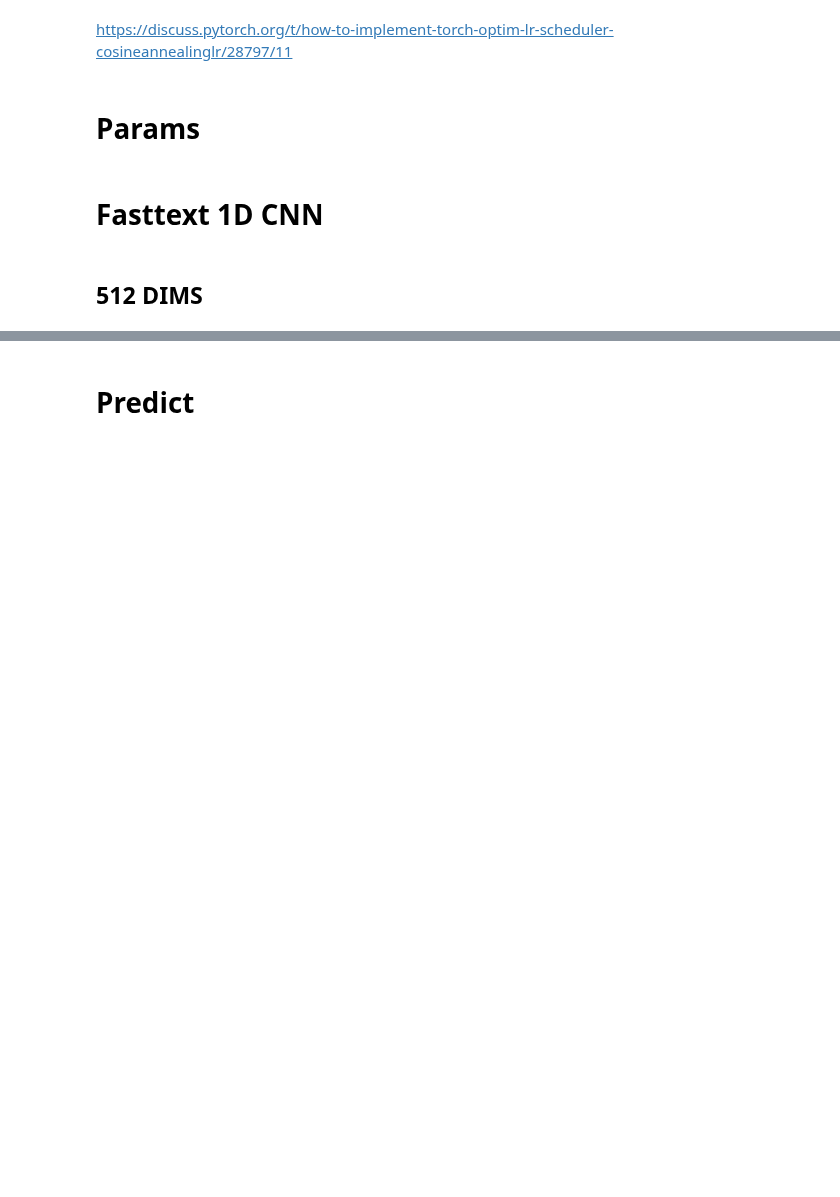
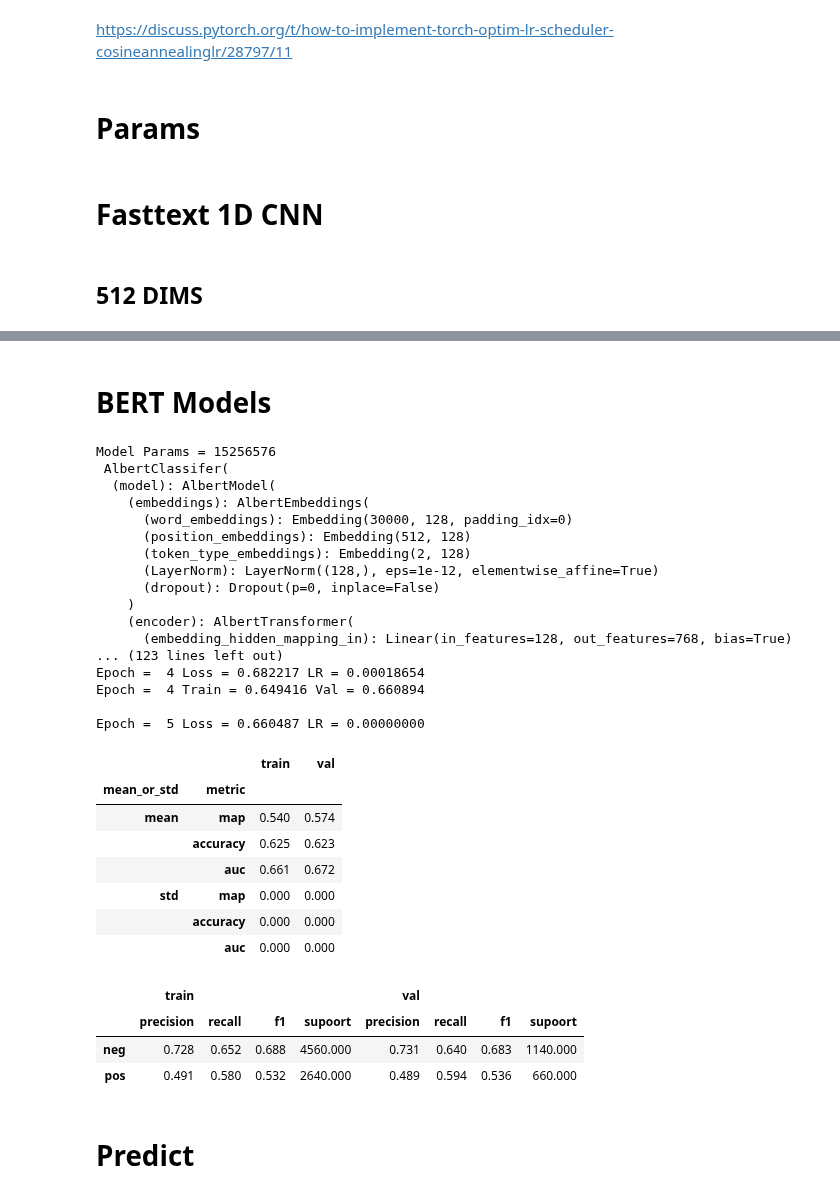
Before and after one commit to faizanahemad/facebook-hateful-memes, a Jupyter notebook: notebooks/Fasttext1DCNN.ipynb, the cells around one changed output, grey strips where cells are left out. Drawn from its saved outputs; the diff is of its cells as text; code cells hidden in the pictures; blank space fills up the shorter version.

```diff
--- a/notebooks/Fasttext1DCNN.ipynb
+++ b/notebooks/Fasttext1DCNN.ipynb
@@ -235,3 +229,59 @@ Epoch =  10 Loss = 0.639540 LR = 0.00000000
+# %% [markdown]
+# BERT Models
+# %%
+epochs = 5
+batch_size=256
+
+model_fn = model_builder(AlbertClassifer,
+                         dict(classifier_dims=256, num_classes=2, embedding_dims=768,
+                              gaussian_noise=0.6, dropout=0.0, internal_dims=512,
+                              final_layer_builder=fb_1d_loss_builder, n_layers=2,
+                              featurizer="transformer", model='albert-base-v2'),
+                         optimiser_class=optimizer, optimiser_params=optimizer_params)
+
+
+
+n_tests = 1
+multi_eval=False
+kfold=False
+results, prfs = train_validate_ntimes(model_fn, data, batch_size, epochs,
+                                      augmentation_weights=augmentation_weights,
+                                      kfold=kfold, multi_eval=multi_eval,
+                                      scheduler_init_fn=scheduler_init_fn,
+                                      validation_epochs=[1, 4, 7, 9, 11, 14, 17, 19])
+r1, p1 = results, prfs
+results
+prfs
+# %% [output]
+Model Params = 15256576
+ AlbertClassifer(
+  (model): AlbertModel(
+    (embeddings): AlbertEmbeddings(
+      (word_embeddings): Embedding(30000, 128, padding_idx=0)
+      (position_embeddings): Embedding(512, 128)
+      (token_type_embeddings): Embedding(2, 128)
+      (LayerNorm): LayerNorm((128,), eps=1e-12, elementwise_affine=True)
+      (dropout): Dropout(p=0, inplace=False)
+    )
+    (encoder): AlbertTransformer(
+      (embedding_hidden_mapping_in): Linear(in_features=128, out_features=768, bias=True)
+... (123 lines left out)
+Epoch =  4 Loss = 0.682217 LR = 0.00018654
+Epoch =  4 Train = 0.649416 Val = 0.660894
+
+Epoch =  5 Loss = 0.660487 LR = 0.00000000
+|  |  | train | val |
+| mean_or_std | metric |  |  |
+| mean | map | 0.540 | 0.574 |
+|  | accuracy | 0.625 | 0.623 |
+|  | auc | 0.661 | 0.672 |
+| std | map | 0.000 | 0.000 |
+|  | accuracy | 0.000 | 0.000 |
+|  | auc | 0.000 | 0.000 |
+|  | train |  |  |  | val |  |  |  |
+|  | precision | recall | f1 | supoort | precision | recall | f1 | supoort |
+| neg | 0.728 | 0.652 | 0.688 | 4560.000 | 0.731 | 0.640 | 0.683 | 1140.000 |
+| pos | 0.491 | 0.580 | 0.532 | 2640.000 | 0.489 | 0.594 | 0.536 | 660.000 |
 # %% [markdown]
 # Predict
 # %%
```
Also changed, not shown: parts of 8 cells of this notebook, 3 other files.
